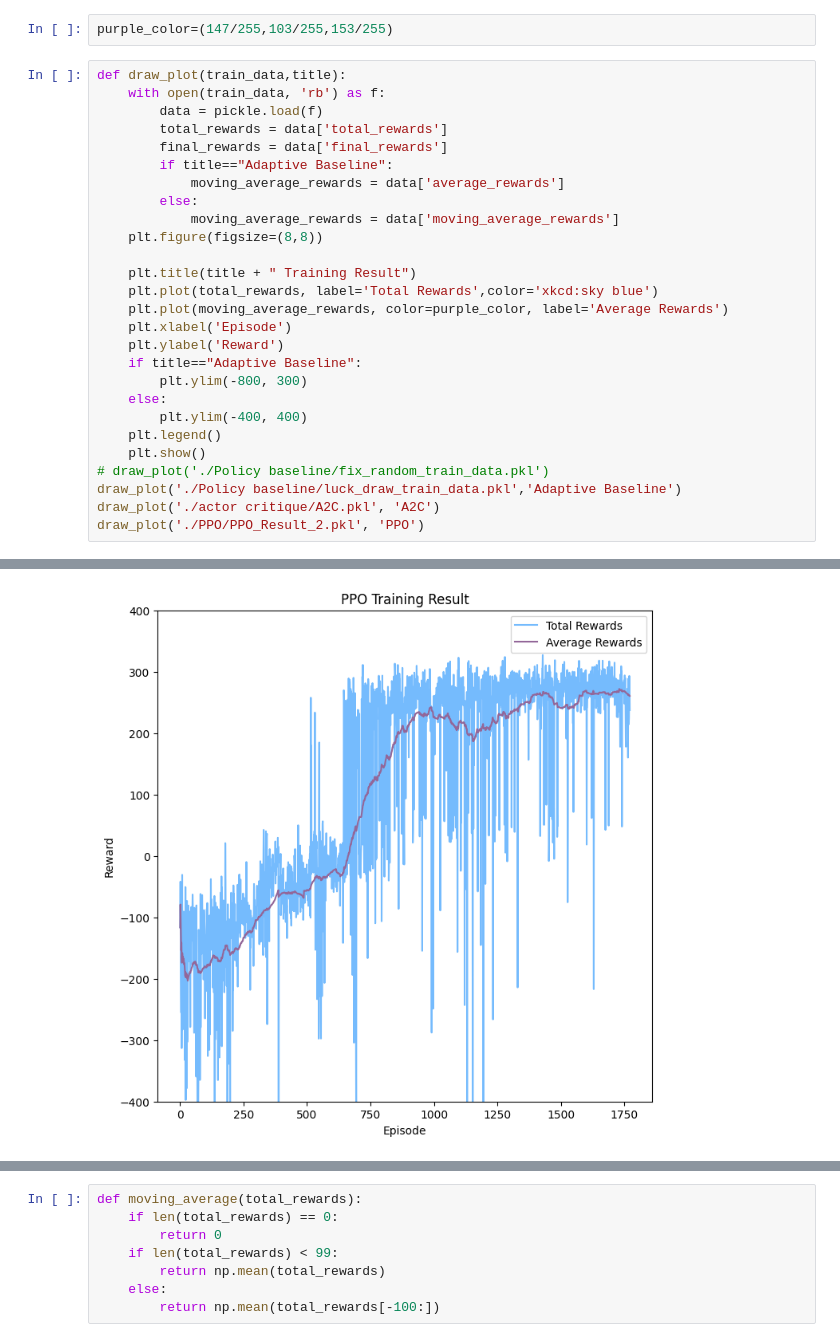
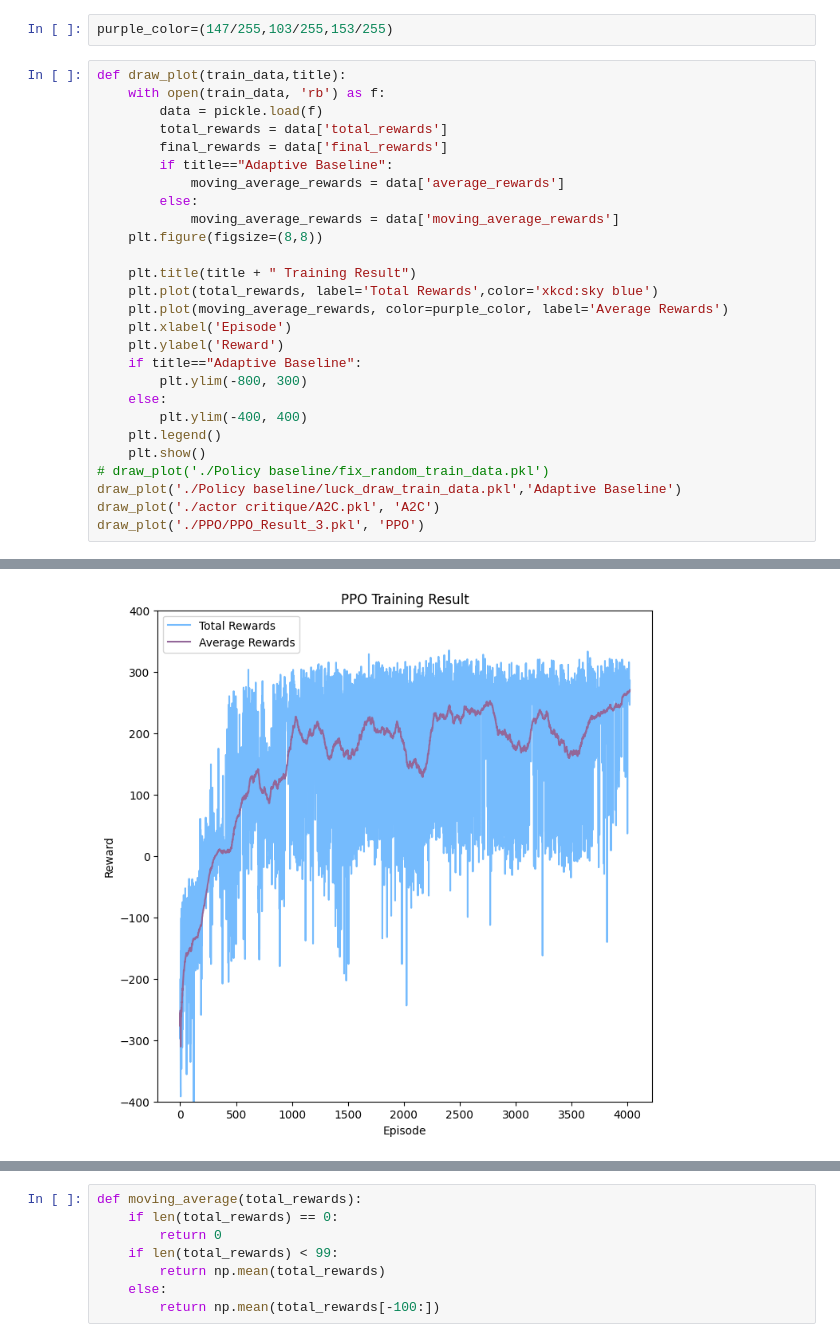
Before and after one commit to MatthewSummons/Immutables-RL, a Jupyter notebook: Results/plot_final_result.ipynb, the cells around one changed output, grey strips where cells are left out. Drawn from its saved outputs; the diff is of its cells as text.

```diff
--- a/Results/plot_final_result.ipynb
+++ b/Results/plot_final_result.ipynb
@@ -8,34 +8,34 @@ purple_color=(147/255,103/255,153/255)
 # %%
 def draw_plot(train_data,title):
     with open(train_data, 'rb') as f:
         data = pickle.load(f)
         total_rewards = data['total_rewards']
         final_rewards = data['final_rewards']
         if title=="Adaptive Baseline":
             moving_average_rewards = data['average_rewards']
         else:
             moving_average_rewards = data['moving_average_rewards']
     plt.figure(figsize=(8,8))
 
     plt.title(title + " Training Result")
     plt.plot(total_rewards, label='Total Rewards',color='xkcd:sky blue')
     plt.plot(moving_average_rewards, color=purple_color, label='Average Rewards')
     plt.xlabel('Episode')
     plt.ylabel('Reward')
     if title=="Adaptive Baseline":
         plt.ylim(-800, 300)
     else:
         plt.ylim(-400, 400)
     plt.legend()
     plt.show()
 # draw_plot('./Policy baseline/fix_random_train_data.pkl')
 draw_plot('./Policy baseline/luck_draw_train_data.pkl','Adaptive Baseline')
 draw_plot('./actor critique/A2C.pkl', 'A2C')
-draw_plot('./PPO/PPO_Result_2.pkl', 'PPO')
+draw_plot('./PPO/PPO_Result_3.pkl', 'PPO')
 # %% [output]
 [figure]
 [figure]
-[figure, old version]
+[figure, new version]
 # %%
 plt.xlim([-300, 500])  # Set the range of the x-axis
 
```
Also changed, not shown: parts of 1 cell of this notebook, 26 other files.
